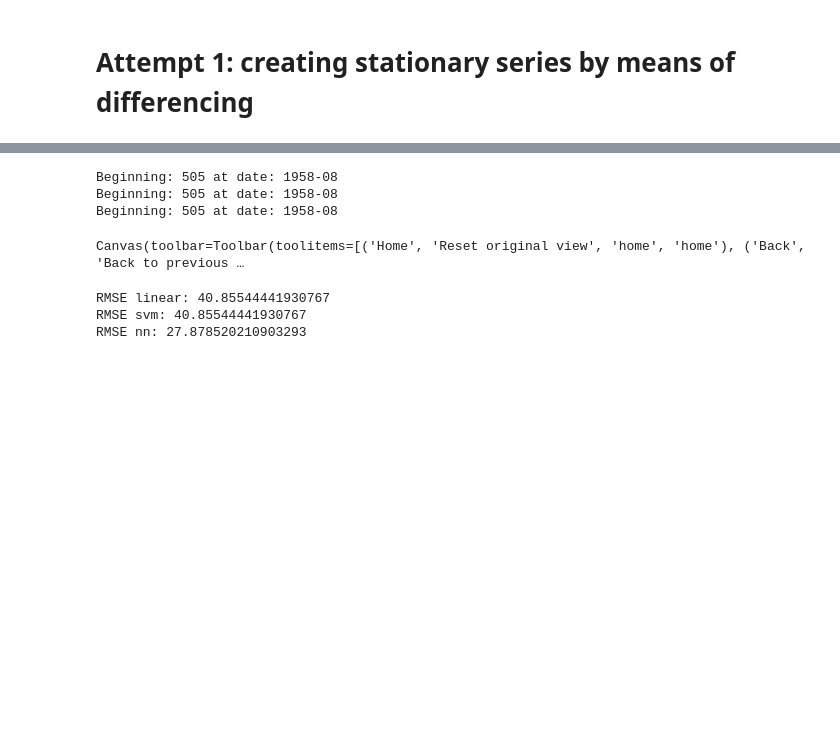
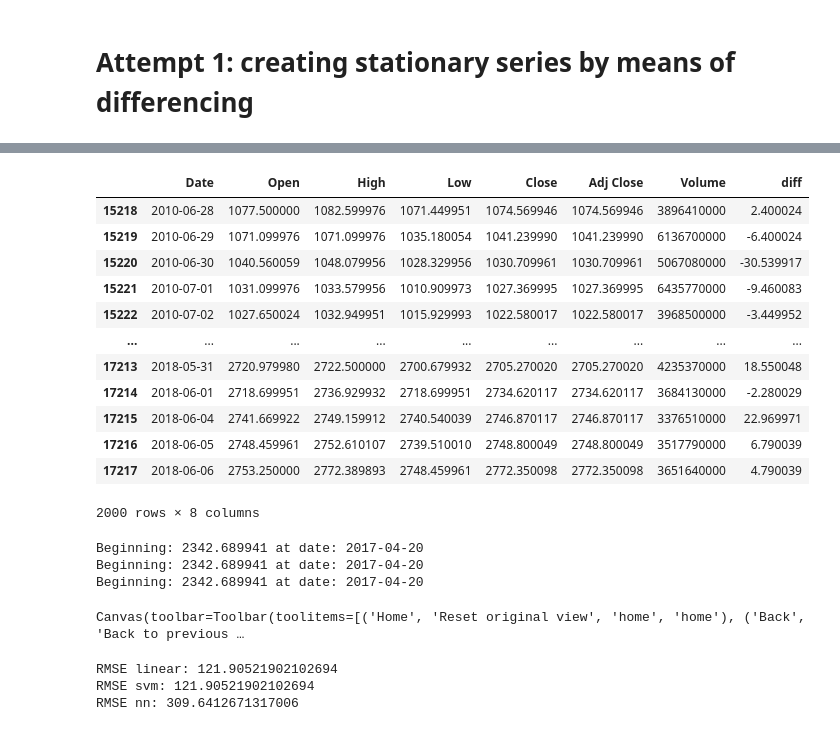
Before and after one commit to tristanmckechnie/tristan_meng_data_science, a Jupyter notebook: differencing_one_dimensional.ipynb, the cells around one changed output, grey strips where cells are left out. Cells and saved outputs as stored; diff of their text form; code cells hidden in the pictures; blank space fills up the shorter version.

```diff
--- a/differencing_one_dimensional.ipynb
+++ b/differencing_one_dimensional.ipynb
@@ -203,16 +220,34 @@ MAE:  52.357142857142854
 Canvas(toolbar=Toolbar(toolitems=[('Home', 'Reset original view', 'home', 'home'), ('Back', 'Back to previous …
+# %%
+df.iloc[-2000:,:]
+# %% [output]
+|  | Date | Open | High | Low | Close | Adj Close | Volume | diff |
+| 15218 | 2010-06-28 | 1077.500000 | 1082.599976 | 1071.449951 | 1074.569946 | 1074.569946 | 3896410000 | 2.400024 |
+| 15219 | 2010-06-29 | 1071.099976 | 1071.099976 | 1035.180054 | 1041.239990 | 1041.239990 | 6136700000 | -6.400024 |
+| 15220 | 2010-06-30 | 1040.560059 | 1048.079956 | 1028.329956 | 1030.709961 | 1030.709961 | 5067080000 | -30.539917 |
+| 15221 | 2010-07-01 | 1031.099976 | 1033.579956 | 1010.909973 | 1027.369995 | 1027.369995 | 6435770000 | -9.460083 |
+| 15222 | 2010-07-02 | 1027.650024 | 1032.949951 | 1015.929993 | 1022.580017 | 1022.580017 | 3968500000 | -3.449952 |
+| ... | ... | ... | ... | ... | ... | ... | ... | ... |
+| 17213 | 2018-05-31 | 2720.979980 | 2722.500000 | 2700.679932 | 2705.270020 | 2705.270020 | 4235370000 | 18.550048 |
+| 17214 | 2018-06-01 | 2718.699951 | 2736.929932 | 2718.699951 | 2734.620117 | 2734.620117 | 3684130000 | -2.280029 |
+| 17215 | 2018-06-04 | 2741.669922 | 2749.159912 | 2740.540039 | 2746.870117 | 2746.870117 | 3376510000 | 22.969971 |
+| 17216 | 2018-06-05 | 2748.459961 | 2752.610107 | 2739.510010 | 2748.800049 | 2748.800049 | 3517790000 | 6.790039 |
+| 17217 | 2018-06-06 | 2753.250000 | 2772.389893 | 2748.459961 | 2772.350098 | 2772.350098 | 3651640000 | 4.790039 |
+2000 rows × 8 columns
 # %%
 # invert transform difference strategy
+df_new = df.iloc[-2000:,:]
+df_new.reset_index(inplace=True)
 
 def invert_first_difference(prediction_split,lag_window,predictions,df_original):
     # first real value to work from
-    beginnning_value = df_original['#Passengers'][prediction_split+lag_window]
-    beginning_date = df_original['Month'][prediction_split+lag_window]
+    beginnning_value = df_original['Open'][prediction_split+lag_window]#df_original['#Passengers'][prediction_split+lag_window] #
+    beginning_date = df_original['Date'][prediction_split+lag_window]#df_original['Month'][prediction_split+lag_window]
     print(f'Beginning: {beginnning_value} at date: {beginning_date}')
 
     # determined predicted values
     total_dates = df_original.shape[0]
-    total_prediction_range = df_original.shape[0]-prediction_split-lag_window
+    total_prediction_range =  df_original.shape[0]-prediction_split-lag_window
     count = 0
     previous_value = beginnning_value
     inverted = []
@@ -228,17 +263,17 @@ def invert_first_difference(prediction_split,lag_window,predictions,df_original)
     inverted_predictions = np.append(zeros,inverted)
 
     # tabulate
-    df_results = pd.DataFrame(columns=['Month','Value','Pred Value'])
-    df_results['Month'] = df_original['Month']
-    df_results['Value'] = df_original['#Passengers']
+    df_results = pd.DataFrame(columns=['Date','Value','Pred Value'])
+    df_results['Month'] = df_original['Date']#[-2000:]
+    df_results['Value'] = df_original['Open']#[-2000:]
     df_results['Pred Value'] = inverted_predictions
 
     return df_results
 
 # invert results for different models
-df_results_lin = invert_first_difference(100,15,differenced.linear_reg_predictions,df)
-df_results_svm = invert_first_difference(100,15,differenced.svm_predictions,df)
-df_results_nn = invert_first_difference(100,15,differenced.neural_net_predictions,df)
+df_results_lin = invert_first_difference(1700,15,differenced.linear_reg_predictions,df_new)
+df_results_svm = invert_first_difference(1700,15,differenced.svm_predictions,df_new)
+df_results_nn = invert_first_difference(1700,15,differenced.neural_net_predictions,df_new)
 
 # add all these dfs together
 df_results = pd.DataFrame(columns=['date','Original Values','Inverted linear','Inverted svm','Inverted NN'])
@@ -253,20 +288,20 @@ df_results['Inverted NN'] = df_results_nn['Pred Value']
 df_results.plot()
 
 # RMSE of this method
-mse_lin = mean_squared_error(df_results['Original Values'].iloc[115:],df_results['Inverted linear'].iloc[115:])
-mse_svm = mean_squared_error(df_results['Original Values'].iloc[115:],df_results['Inverted svm'].iloc[115:])
-mse_nn = mean_squared_error(df_results['Original Values'].iloc[115:],df_results['Inverted NN'].iloc[115:])
+mse_lin = mean_squared_error(df_results['Original Values'].iloc[1715:],df_results['Inverted linear'].iloc[1715:])
+mse_svm = mean_squared_error(df_results['Original Values'].iloc[1715:],df_results['Inverted svm'].iloc[1715:])
+mse_nn = mean_squared_error(df_results['Original Values'].iloc[1715:],df_results['Inverted NN'].iloc[1715:])
 
 print(f'RMSE linear: {mse_lin**0.5}')
 print(f'RMSE svm: {mse_svm**0.5}')
 print(f'RMSE nn: {mse_nn**0.5}')
 # %% [output]
-Beginning: 505 at date: 1958-08
-Beginning: 505 at date: 1958-08
-Beginning: 505 at date: 1958-08
+Beginning: 2342.689941 at date: 2017-04-20
+Beginning: 2342.689941 at date: 2017-04-20
+Beginning: 2342.689941 at date: 2017-04-20
 Canvas(toolbar=Toolbar(toolitems=[('Home', 'Reset original view', 'home', 'home'), ('Back', 'Back to previous …
-RMSE linear: 40.85544441930767
-RMSE svm: 40.85544441930767
-RMSE nn: 27.878520210903293
+RMSE linear: 121.90521902102694
+RMSE svm: 121.90521902102694
+RMSE nn: 309.6412671317006
 # %%
 tabulated_predictions.plot()
```
Also changed, not shown: parts of 8 cells of this notebook, 4 other files.
